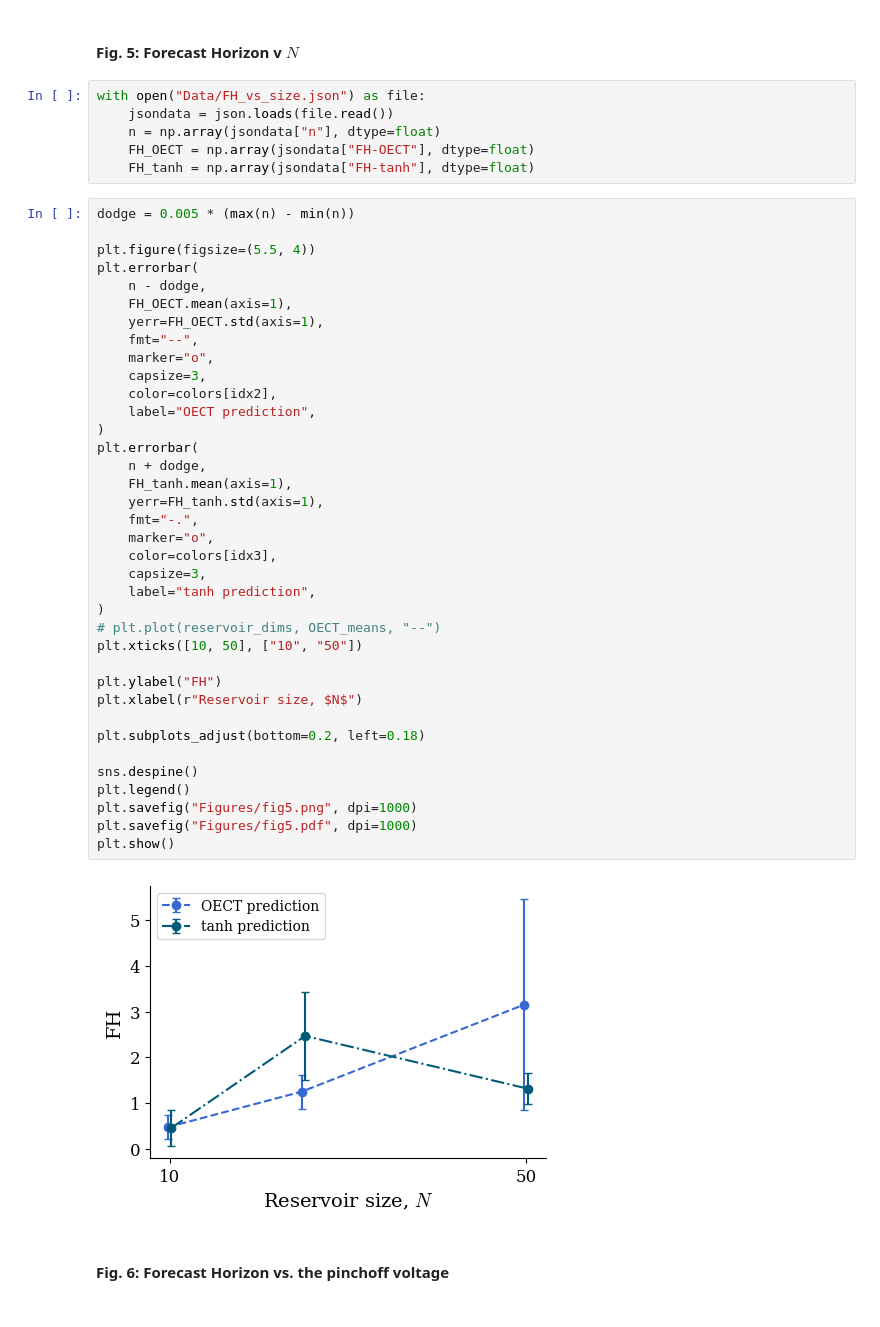
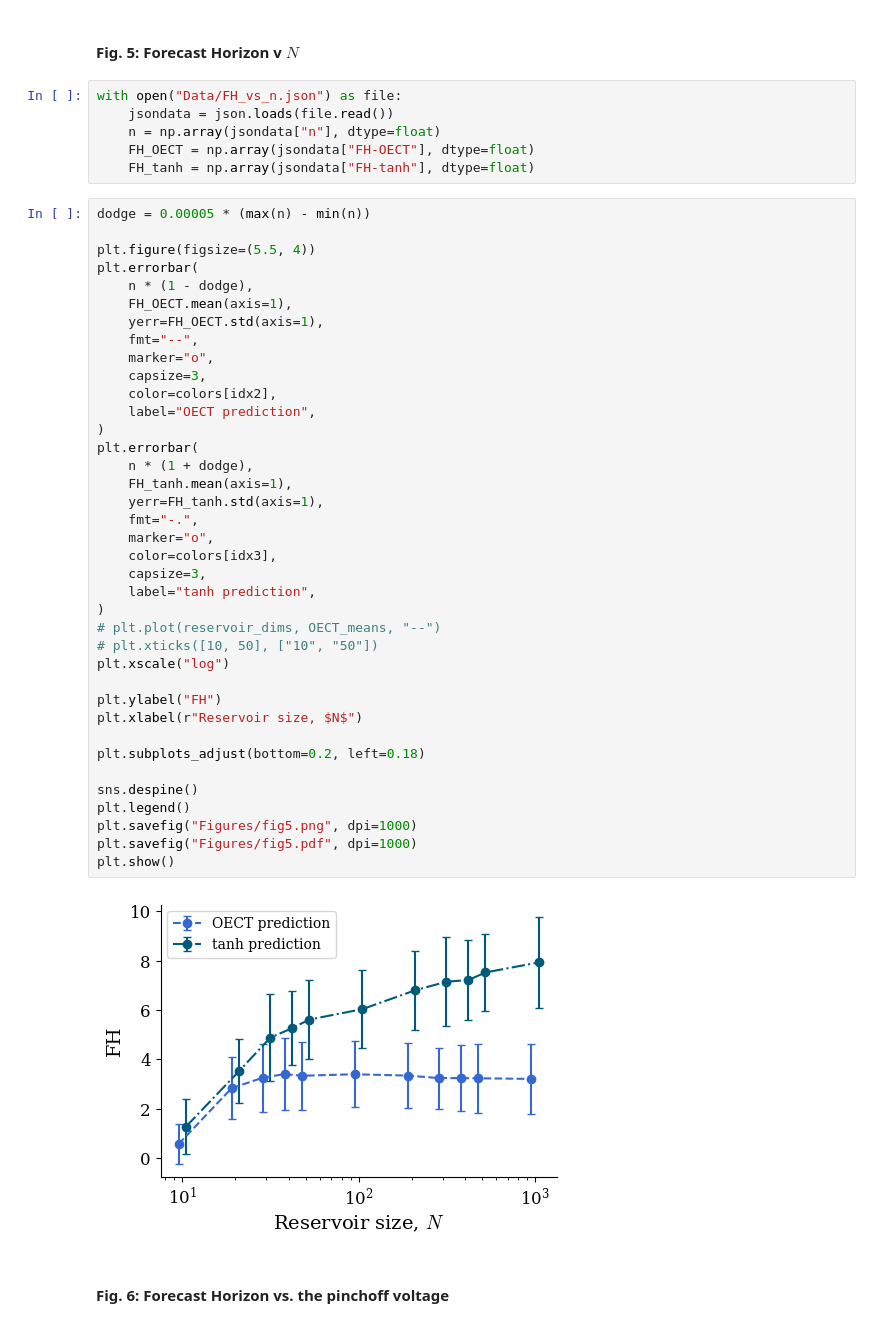
Before and after one commit to Signed-B/reservoir-computing-on-OECTs, a Jupyter notebook: plot_forecast_horizon.ipynb, the cells around one changed output. Cells and saved outputs as stored; diff of their text form.

Commit message:
updated figures

```diff
--- a/plot_forecast_horizon.ipynb
+++ b/plot_forecast_horizon.ipynb
@@ -18,50 +18,51 @@ idx3 = 2
 # %% [markdown]
 #### Fig. 5: Forecast Horizon v $N$
 # %%
-with open("Data/FH_vs_size.json") as file:
+with open("Data/FH_vs_n.json") as file:
     jsondata = json.loads(file.read())
     n = np.array(jsondata["n"], dtype=float)
     FH_OECT = np.array(jsondata["FH-OECT"], dtype=float)
     FH_tanh = np.array(jsondata["FH-tanh"], dtype=float)
 # %%
-dodge = 0.005 * (max(n) - min(n))
+dodge = 0.00005 * (max(n) - min(n))
 
 plt.figure(figsize=(5.5, 4))
 plt.errorbar(
-    n - dodge,
+    n * (1 - dodge),
     FH_OECT.mean(axis=1),
     yerr=FH_OECT.std(axis=1),
     fmt="--",
     marker="o",
     capsize=3,
     color=colors[idx2],
     label="OECT prediction",
 )
 plt.errorbar(
-    n + dodge,
+    n * (1 + dodge),
     FH_tanh.mean(axis=1),
     yerr=FH_tanh.std(axis=1),
     fmt="-.",
     marker="o",
     color=colors[idx3],
     capsize=3,
     label="tanh prediction",
 )
 # plt.plot(reservoir_dims, OECT_means, "--")
-plt.xticks([10, 50], ["10", "50"])
+# plt.xticks([10, 50], ["10", "50"])
+plt.xscale("log")
 
 plt.ylabel("FH")
 plt.xlabel(r"Reservoir size, $N$")
 
 plt.subplots_adjust(bottom=0.2, left=0.18)
 
 sns.despine()
 plt.legend()
 plt.savefig("Figures/fig5.png", dpi=1000)
 plt.savefig("Figures/fig5.pdf", dpi=1000)
 plt.show()
 # %% [output]
-[figure, old version]
+[figure, new version]
 # %% [markdown]
 #### Fig. 6: Forecast Horizon vs. the pinchoff voltage
 # %%
```
Also changed, not shown: parts of 2 cells of this notebook, 8 other files.
